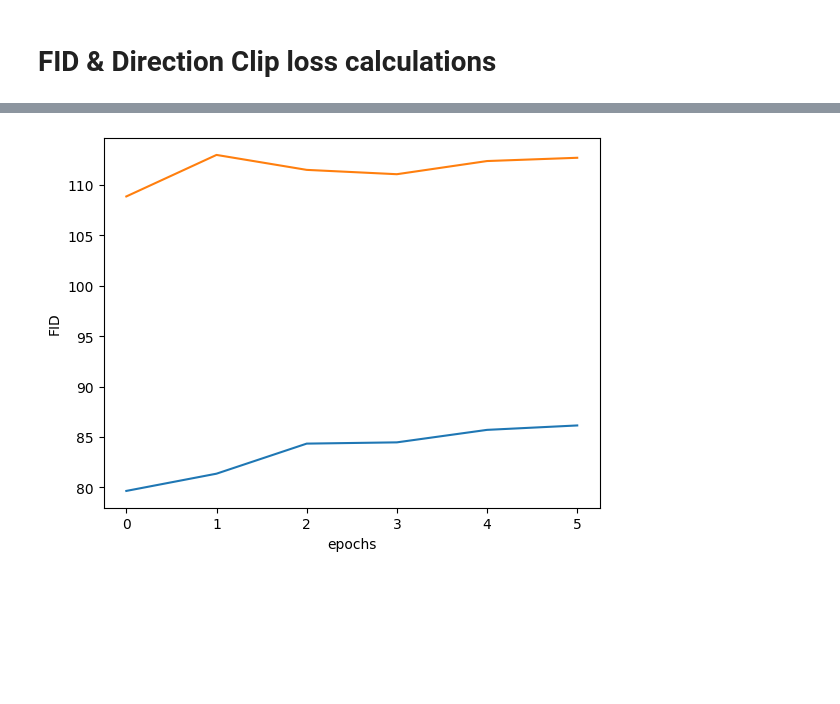
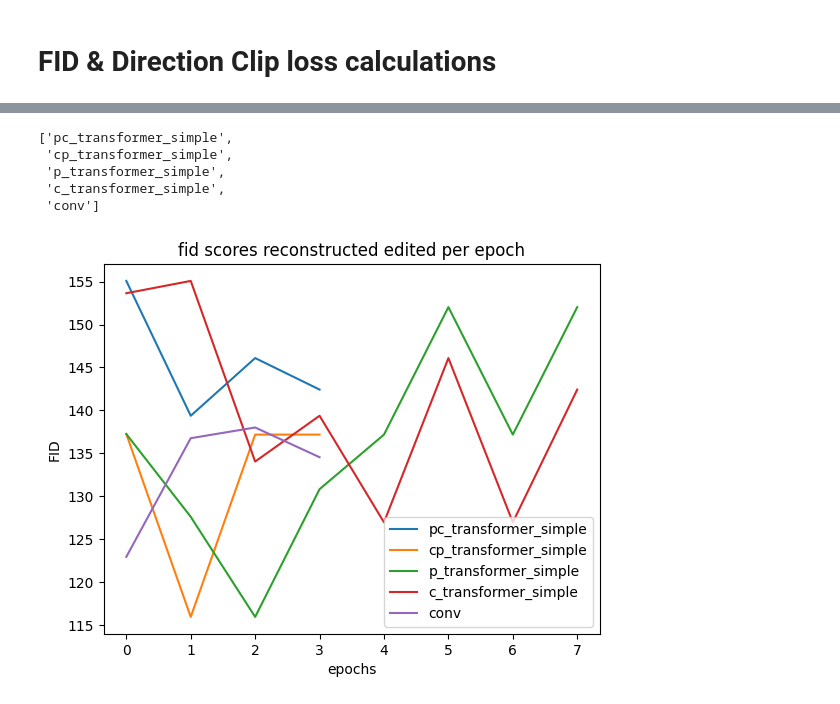
Before and after one commit to zilaeric/asyrp-extension, a Jupyter notebook: src/lib/asyrp/notebooks/visualize_ablations.ipynb, the cells around one changed output, grey strips where cells are left out. Saved outputs shown, nothing was run; the diff lists cells and outputs as text; code cells hidden in the pictures; blank space fills up the shorter version.

```diff
--- a/src/lib/asyrp/notebooks/visualize_ablations.ipynb
+++ b/src/lib/asyrp/notebooks/visualize_ablations.ipynb
@@ -63,10 +80,17 @@ def ablation_epochs_vs_deltas(reconstructed=False, image_idx=0):
 
         image_cols.append(image_array)
 
+
+    # add conv
+    basepath = Path("/home/parting/master_AI/DL2/DL2-2023-group-15/src/eval_runs/dstrength_ablation")
+    image_path = basepath / "conv" / "5" / "40"/ f"test_{image_idx}_19_ngen40.png"
+    image_array = np.array(Image.open(image_path).convert('RGB'))
+    image_cols.append(image_array)
+
     image_grid = np.concatenate(image_cols, axis=1)
 
     fig,ax = plt.subplots(1)
-    ax.set_xticks([256] * np.arange(4) + 128, ("1","2","4","8"))
+    ax.set_xticks([256] * np.arange(5) + 128, ("1","2","4","8", "conv"))
     # from script
     min_delta = 0
     max_delta = 1
@@ -94,7 +118,7 @@ def ablation_epochs_vs_layer(reconstructed=False, image_idx=0):
 
     layertype = ['pc_transformer_simple', 'cp_transformer_simple', 'c_transformer_simple', 'p_transformer_simple', 'conv']
     # epochs = [0,1,2,3,4,5]
-    epochs = [-1, 0,1]
+    epochs = [-1, 0,1,2,3]
 
     image_rows = []
 
@@ -124,16 +148,18 @@ def ablation_epochs_vs_layer(reconstructed=False, image_idx=0):
 
     fig,ax = plt.subplots(1)
     ax.set_xticks([256] * np.arange(len(layertype)) + 128, layertype)
-    ax.set_yticks([256] * np.arange(len(epochs)) + 128, ("original", "1","2"))
+    ax.set_yticks([256] * np.arange(len(epochs)) + 128, ("original", "1","2", "3", "4"))
     ax.set_ylabel('epochs')
     ax.set_xlabel('layer type')
+    # for tick in ax.get_xticklabels():
+    #     tick.set_rotation(45)
 
     plt.imshow(image_grid)
     # plt.savefig(f"epochs_vs_layer_img{image_idx}.png", bbox_inches='tight', pad_inches=0, dpi=300)
 
     plt.show()
 
-plt.rc('xtick', labelsize=6)
+plt.rc('xtick', labelsize=4)
 for i in range(5):
     ablation_epochs_vs_layer(image_idx=i)
 # %% [output]
@@ -384,21 +520,35 @@ results
+# %%
+list(set(layertypes))
+# %% [output]
+['pc_transformer_simple',
+ 'cp_transformer_simple',
+ 'p_transformer_simple',
+ 'c_transformer_simple',
+ 'conv']
 # %%
 import matplotlib.pyplot as plt
 
-fid_er = [(results[key]['fid_edited_reconstructed'], results[key]['epochs']) for key in results.keys()]
-fid_er = sorted(fid_er, key=lambda x: x[1])
-fid_er = [t[0] for t in fid_er]
+layertypes = [k for k in results.keys() if "layertype_ablation" in k]
+layertypes = list(set([k.split("/")[-1][:-2] for k in layertypes]))
 
-fid_eo = [(results[key]['fid_edited_original'], results[key]['epochs']) for key in results.keys()]
-fid_eo = sorted(fid_eo, key=lambda x: x[1])
-fid_eo = [t[0] for t in fid_eo]
+for h in layertypes:
+    fid_er = [(results[k]['fid_edited_reconstructed'], results[k]['epochs']) for k in results.keys() if h in k]
+    fid_er = sorted(fid_er, key=lambda x: x[1])
+    fid_er = [t[0] for t in fid_er]
+    plt.plot(range(len(fid_er)), fid_er, label=h)
 
-plt.plot(range(len(fid_er)), fid_er)
-plt.plot(range(len(fid_eo)), fid_eo)
+# fid_eo = [(results[key]['fid_edited_original'], results[key]['epochs']) for key in results.keys()]
+# fid_eo = sorted(fid_eo, key=lambda x: x[1])
+# fid_eo = [t[0] for t in fid_eo]
+
+# plt.plot(range(len(fid_eo)), fid_eo)
+plt.title("fid scores reconstructed edited per epoch")
 plt.xlabel("epochs")
 plt.ylabel("FID")
+plt.legend()
 plt.show()
 # %% [output]
-[figure, old version]
+[figure, new version]
 # %%
 # write results to json file
 with open("fid_scores.json", "w") as f:
```
Also changed, not shown: parts of 21 cells of this notebook.
